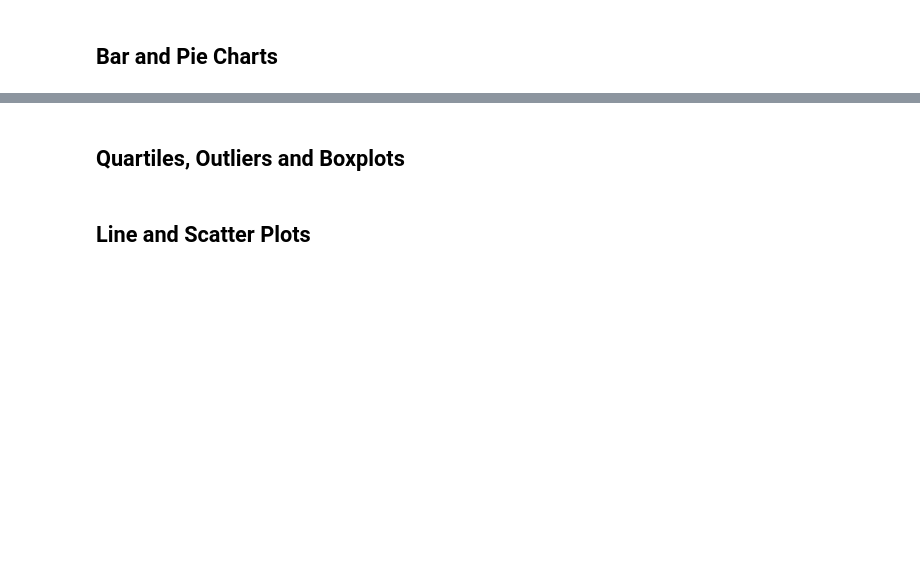
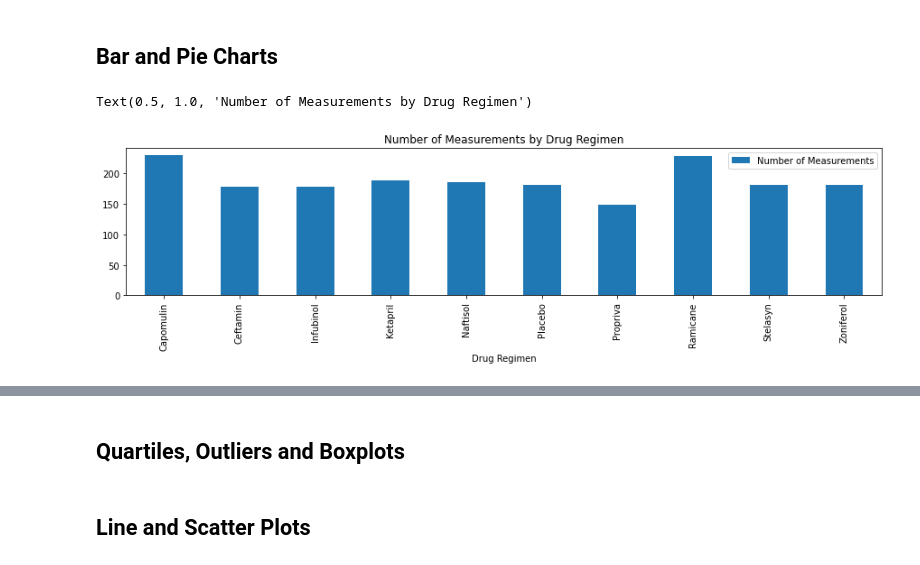
Before and after one commit to rsimeonoglou/matplotlib-challenge, a Jupyter notebook: Pymaceuticals/pymaceuticals_starter.ipynb, the cells around one changed output, grey strips where cells are left out. Saved outputs shown, nothing was run; the diff lists cells and outputs as text; code cells hidden in the pictures; blank space fills up the shorter version.

```diff
--- a/Pymaceuticals/pymaceuticals_starter.ipynb
+++ b/Pymaceuticals/pymaceuticals_starter.ipynb
@@ -115,3 +131,13 @@ tumor_by_regimen
 ## Bar and Pie Charts
 # %%
 # Generate a bar plot showing the total number of measurements taken on each drug regimen using pandas.
+regimen_count = regimen_group["Tumor Volume (mm3)"].count()
+regimen_count_df = pd.DataFrame({"Number of Measurements":regimen_count})
+regimen_count_df.plot(kind="bar",figsize=(15,3))
+plt.title("Number of Measurements by Drug Regimen")
+# x_axis = regimen_count = regimen_group["Drug Regimen"].unique()
+# x_axis
+# regimen_count.plot(kind="bar", figsize=(20,3))
+# %% [output]
+Text(0.5, 1.0, 'Number of Measurements by Drug Regimen')
+[figure, added]
```
Also changed, not shown: parts of 4 cells of this notebook.
